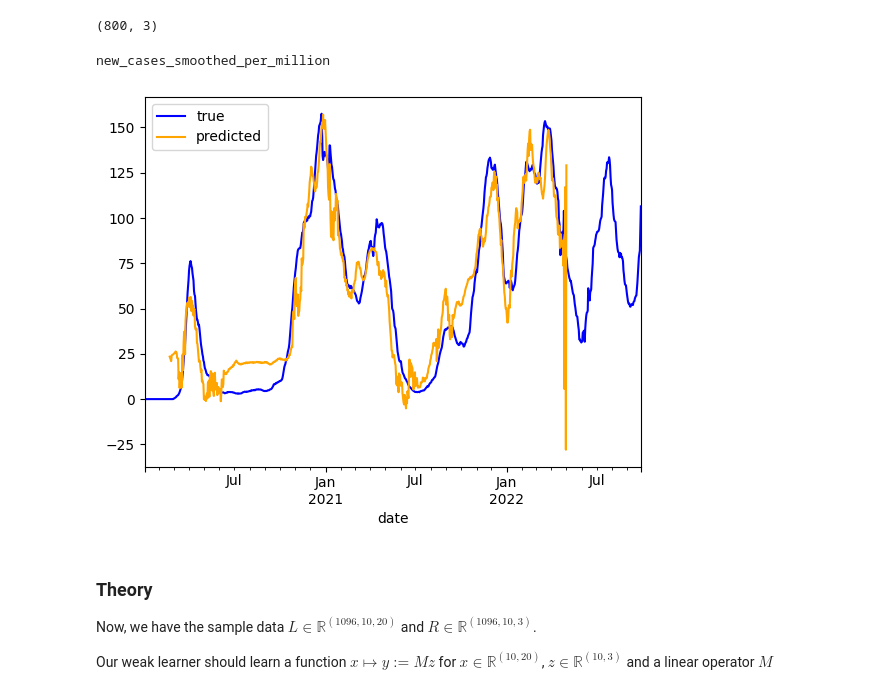
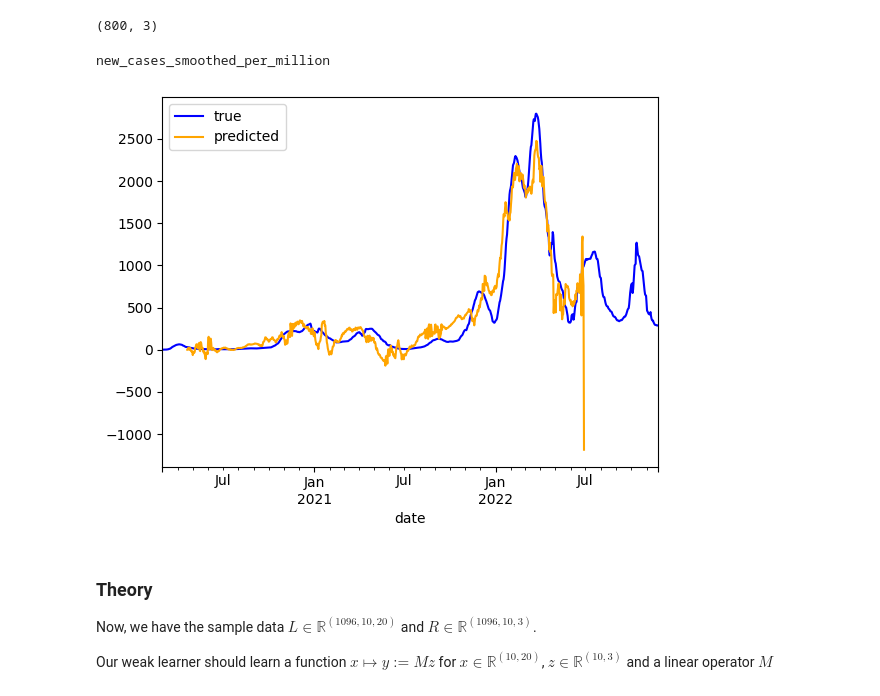
Before and after one commit to armsp/BDPP-23-Covid-Project, a Jupyter notebook: work/project/predict_h.ipynb, the cells around one changed output. Cells and saved outputs as stored; diff of their text form; code cells hidden in the pictures.

```diff
--- a/work/project/predict_h.ipynb
+++ b/work/project/predict_h.ipynb
@@ -88,22 +103,22 @@ print( prediction.shape )
 import matplotlib.pyplot as plt
 # %%
 time_range = slice( 0, 1000 )
-column = 2
+column = 0
 
 df_pred = df.copy( )
 df_pred.iloc[ :, : ] = np.nan
 df_pred.iloc[ start : start + length, :3 ] = prediction
 df.iloc[ time_range, column ].plot( color = "blue" )
 df_pred.iloc[ time_range, column ].plot( color = "orange" )
 
 line = lambda color, label: plt.Line2D([ ], [ ], color = color, label = label )
 h = [ line( "blue", "true" ), line( "orange", "predicted" )]
 
 plt.legend( handles = h )
-print( df_pred.columns[ 0 ])
+print( df_pred.columns[ column ])
 # %% [output]
 new_cases_smoothed_per_million
-[figure, old version]
+[figure, new version]
 # %%
 str = "### Theory\n"
 str += f"Now, we have the sample data $L \in \mathbb{{R}}^{{{ L.shape }}}$ and $R \in \mathbb{{R}}^{{{ R.shape }}}$.\n\n"
```
Also changed, not shown: parts of 4 cells of this notebook, 4 other files.
